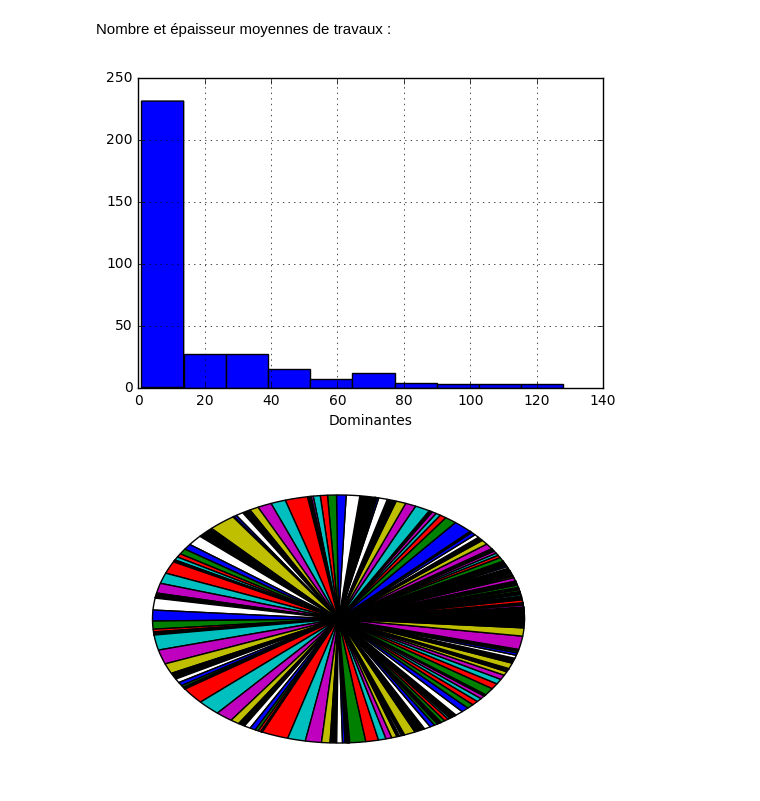
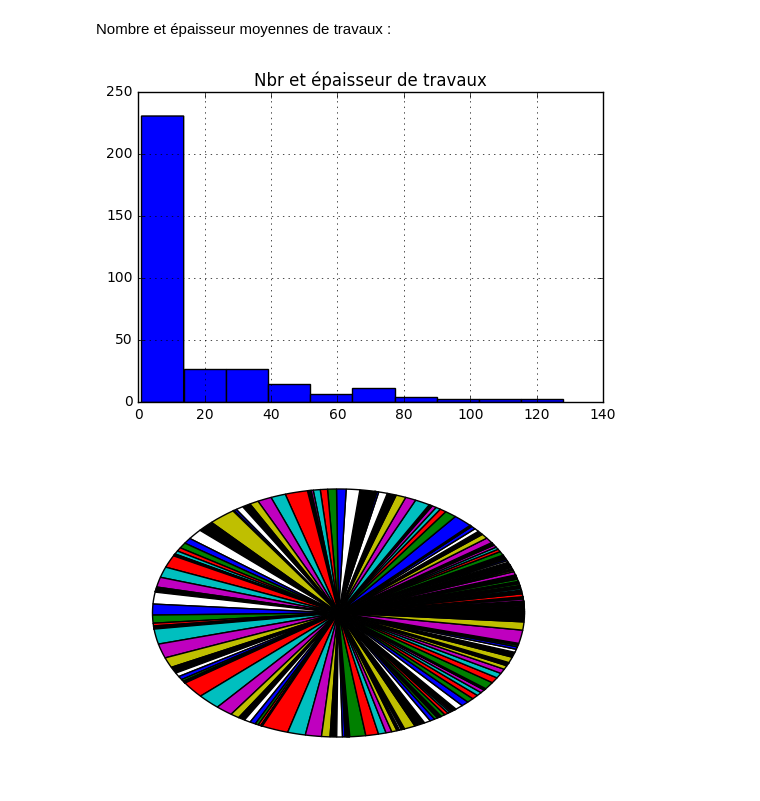
Before and after one commit to AloisChev/Interactive_Python_Notebooks, a Jupyter notebook: routes.ipynb, the cells around one changed output. Cells and saved outputs as stored; diff of their text form; code cells hidden in the pictures.

Commit message:
Modif graph

```diff
--- a/routes.ipynb
+++ b/routes.ipynb
@@ -142,12 +142,12 @@ Nombre et épaisseur moyennes de travaux :
 # %%
 n, bins, patches = plt.hist(analyse2)
 
-plt.xlabel('Dominantes')
+plt.title('Nbr et épaisseur de travaux')
 plt.grid(True)
 plt.show()
 
 plt.pie(analyse2)
 plt.show()
 # %% [output]
-[figure, old version]
+[figure, new version]
 [figure]
```
Also changed, not shown: parts of 1 cell of this notebook.
